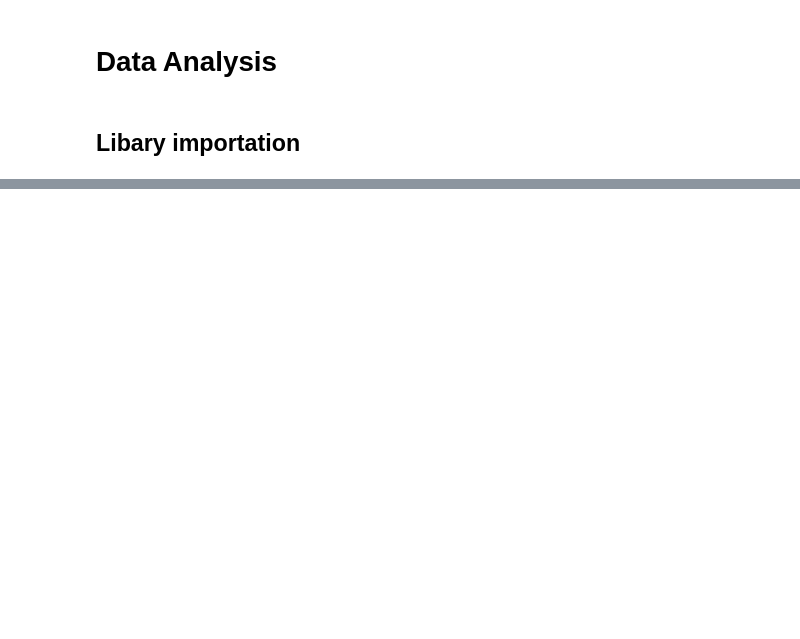
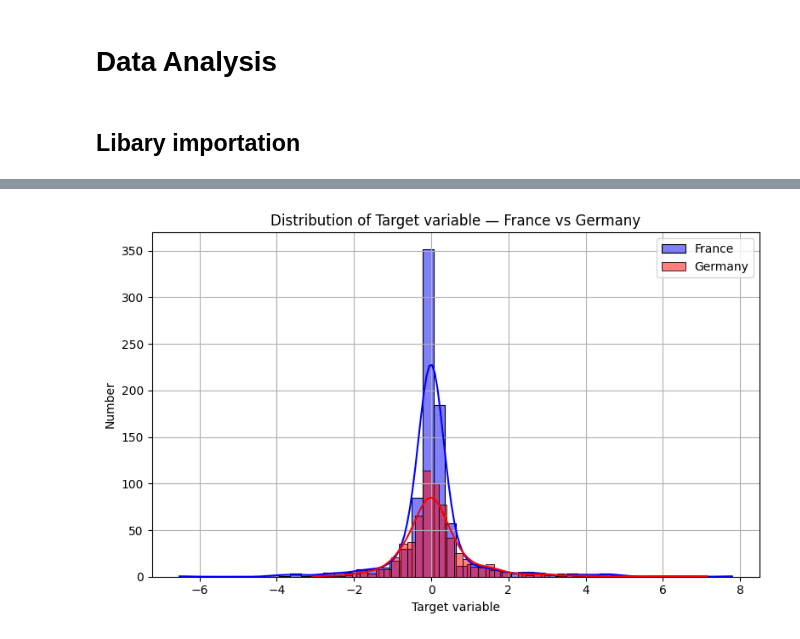
Before and after one commit to margauxgirona/project-ML, a Jupyter notebook: Univariate_data_analysis.ipynb, the cells around one changed output, grey strips where cells are left out. Drawn from its saved outputs; the diff is of its cells as text; code cells hidden in the pictures; blank space fills up the shorter version.

```diff
--- a/Univariate_data_analysis.ipynb
+++ b/Univariate_data_analysis.ipynb
@@ -30,0 +68,20 @@ For this analysis, we will study the french and german separatly to better under
+# %%
+# define two different datasets
+df_fr = df[df["COUNTRY"] == "FR"]
+df_de = df[df["COUNTRY"] == "DE"]
+# %%
+# Histogram distribution
+plt.figure(figsize=(8, 5))
+
+sns.histplot(df_fr["TARGET"], bins=50, kde=True, color="blue", label="France", alpha=0.5)
+sns.histplot(df_de["TARGET"], bins=50, kde=True, color="red", label="Germany", alpha=0.5)
+
+plt.title("Distribution of Target variable — France vs Germany")
+plt.xlabel("Target variable")
+plt.ylabel("Number")
+plt.legend()
+plt.grid(True)
+plt.tight_layout()
+plt.show()
+# %% [output]
+[figure, added]
```
Also changed, not shown: parts of 28 cells of this notebook.
